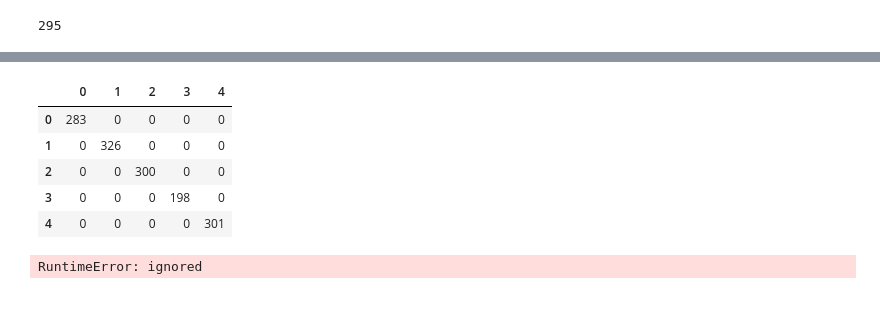
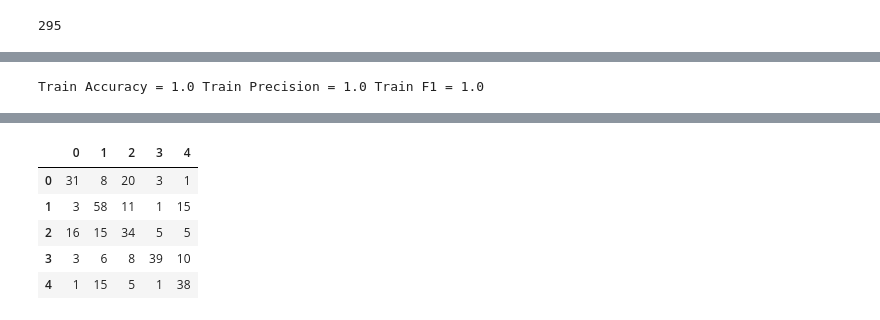
Before and after one commit to TheOneCodeGuy/AutoAssociationNN-RBM-AutoEncoders, a Jupyter notebook: Q1.ipynb, the cells around one changed output, grey strips where cells are left out. Drawn from its saved outputs; the diff is of its cells as text; code cells hidden in the pictures.

```diff
--- a/Q1.ipynb
+++ b/Q1.ipynb
@@ -348,7 +360,7 @@ torch.save(classifier.state_dict(), 'a2_q1_wts.pt')
 # %%
 # To fit the PCA model we load all the training points in a single batch
 # train, test = train_test_loader('Data_Set_1(Colored_Images)', label_dict, train_fraction=0.8, batch_size=2000, num_workers=0)
-train, test = train_test_loader('/content/drive/My Drive/Data_Set_1(Colored_Images)', label_dict, train_fraction=0.8, batch_size=2000, num_workers=0)
+train, test, train_size, test_size = train_test_loader('/content/drive/My Drive/Data_Set_1(Colored_Images)', label_dict, train_fraction=0.8, batch_size=2000, num_workers=0)
 # %%
 kk = 0
 for i in train:
@@ -376,7 +388,7 @@ def return_pca(temp):
 PCA_model = return_pca(temp)
 # %%
 reduced_dimension = PCA_model.transform(temp).shape[1]
-pca_clf = FinalNet(reduced_dimension, [150, 75, 50], 5)
+pca_clf = FinalNet(reduced_dimension, [150, 50], 5)
 # %%
 reduced_dimension
 # %% [output]
@@ -415,12 +427,12 @@ for epoch in range(max_epoch):
         # Update Parameters
         optimizer.step()
 
-        running_loss += loss.item()
+        running_loss += loss.item()*len(X)/train_size
 
     print('Epoch', epoch+1, ': Loss =', running_loss)
     losses.append(running_loss)
 
-    if abs(running_loss-old_loss)/running_loss < 0.005 and running_loss<0.15:
+    if abs(running_loss-old_loss)/running_loss < 0.005 and running_loss<0.01:
         print('Converged')
         break
 
@@ -453,0 +466,19 @@ Finished Training
+# %%
+with torch.no_grad():
+
+    train_loss = 0.0
+    y_train = []
+    y_train_pred = []
+
+    for data in trainloader:
+
+        X, y = data[0], data[1].to(device)
+        Z = torch.Tensor(PCA_model.transform(X)).to(device)
+        y_hat = pca_clf(Z)
+        train_loss += criterion(y_hat, y)*len(X)/train_size
+
+        y_train.extend(list(y.cpu().detach().numpy()))
+        y_train_pred.extend(list(torch.argmax(y_hat, axis=1).cpu().detach().numpy()))
+
+print('Train Loss =', train_loss.item())
+pd.DataFrame(confusion_matrix(y_train, y_train_pred))
@@ -454,3 +493,12 @@ Finished Training
+# %%
+from sklearn.metrics import accuracy_score, f1_score, precision_score
+acc = accuracy_score(y_train, y_train_pred)
+prec = precision_score(y_train, y_train_pred, average='macro')
+f1 = f1_score(y_train, y_train_pred, average='macro')
+
+print('Train Accuracy =', acc, 'Train Precision =', prec, 'Train F1 =', f1)
+# %% [output]
+Train Accuracy = 1.0 Train Precision = 1.0 Train F1 = 1.0
 # %%
 with torch.no_grad():
 
@@ -458,16 +506,16 @@ with torch.no_grad():
     y_test = []
     y_test_pred = []
 
-    for data in trainloader:
+    for data in testloader:
 
         X, y = data[0], data[1].to(device)
         Z = torch.Tensor(PCA_model.transform(X)).to(device)
         y_hat = pca_clf(Z)
-        test_loss += criterion(y_hat, y)
+        test_loss += criterion(y_hat, y)*len(X)/test_size
 
         y_test.extend(list(y.cpu().detach().numpy()))
         y_test_pred.extend(list(torch.argmax(y_hat, axis=1).cpu().detach().numpy()))
 
-print('Train Loss =', test_loss.item())
+print('Test Loss =', test_loss.item())
 pd.DataFrame(confusion_matrix(y_test, y_test_pred))
 # %% [output]
@@ -475,28 +523,7 @@ Train Loss = 0.1481517255306244
 |  | 0 | 1 | 2 | 3 | 4 |
-| 0 | 283 | 0 | 0 | 0 | 0 |
-| 1 | 0 | 326 | 0 | 0 | 0 |
-| 2 | 0 | 0 | 300 | 0 | 0 |
-| 3 | 0 | 0 | 0 | 198 | 0 |
-| 4 | 0 | 0 | 0 | 0 | 301 |
+| 0 | 31 | 8 | 20 | 3 | 1 |
+| 1 | 3 | 58 | 11 | 1 | 15 |
+| 2 | 16 | 15 | 34 | 5 | 5 |
+| 3 | 3 | 6 | 8 | 39 | 10 |
+| 4 | 1 | 15 | 5 | 1 | 38 |
-# %%
-with torch.no_grad():
-
-    test_loss = 0.0
-    y_test = []
-    y_test_pred = []
-
-    for data in testloader:
-
-        X, y = data[0], data[1].to(device)
-        Z = torch.Tensor(PCA_model.transform(X)).to(device)
-        y_hat = pca_clf(Z)
-        test_loss += criterion(y_hat, y)
-
-        y_test.extend(list(y.cpu().detach().numpy()))
-        y_test_pred.extend(list(torch.argmax(y_hat, axis=1).cpu().detach().numpy()))
-
-print('Test Loss =', test_loss.item())
-pd.DataFrame(confusion_matrix(y_test, y_test_pred))
-# %% [output]
-RuntimeError: ignored
 # %%
```
Also changed, not shown: parts of 15 cells of this notebook.
